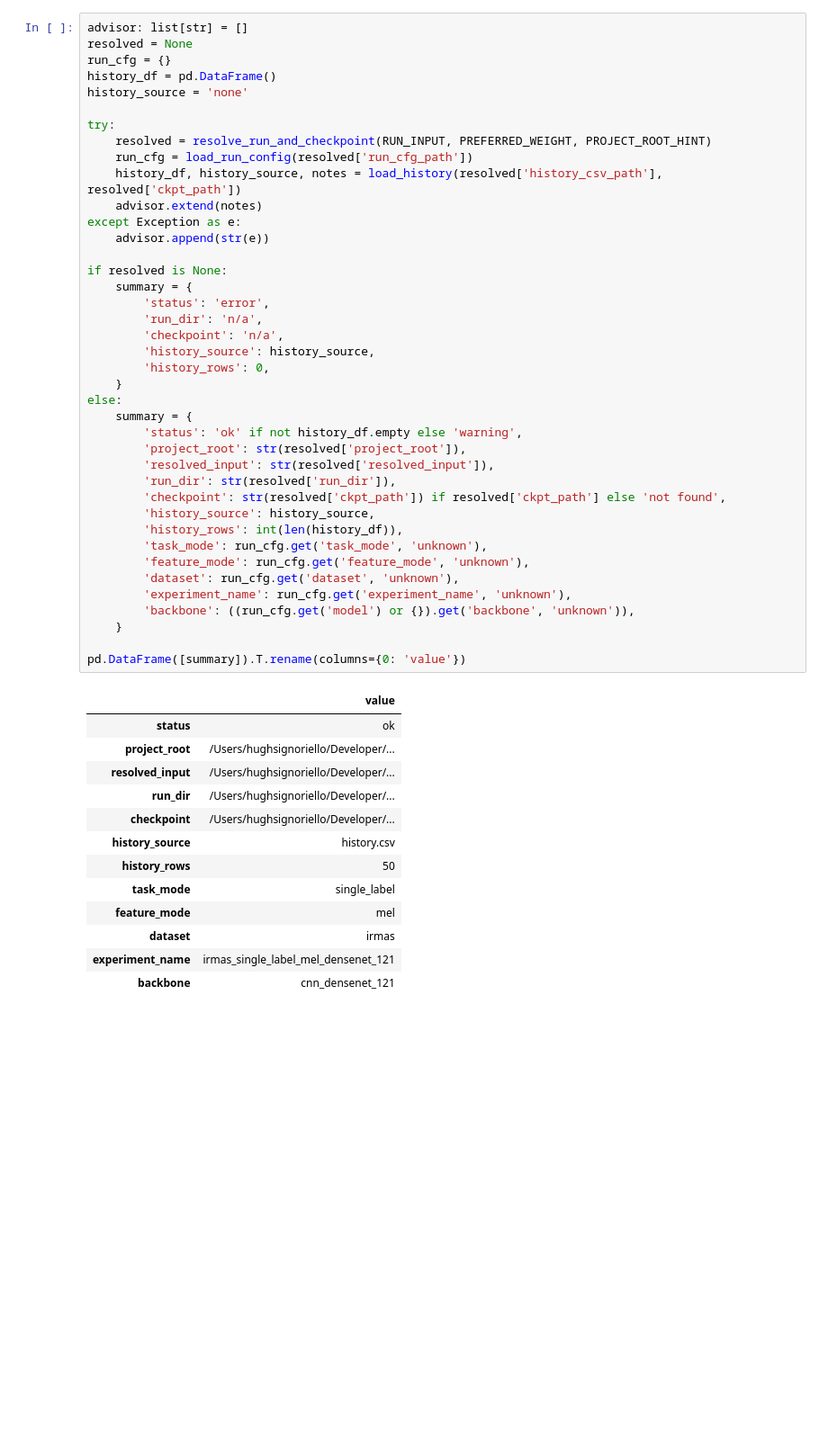
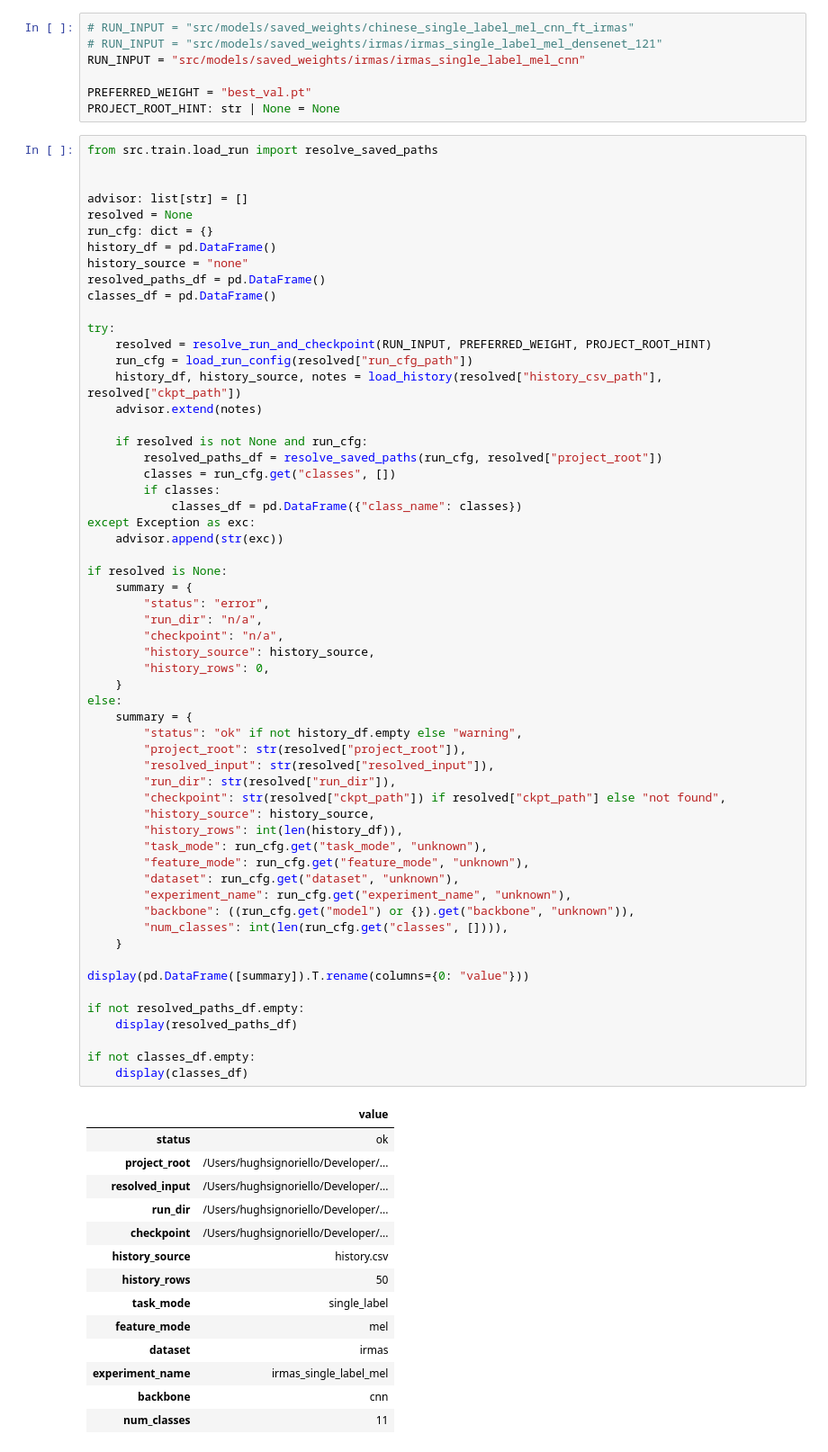
Before and after one commit to jianzulin-alt/ml-based-analysis-of-sound, a Jupyter notebook: src/train/analyse_train_run.ipynb, the cells around one changed output. Shown at 90% size. Saved outputs shown, nothing was run; the diff lists cells and outputs as text; blank space fills up the shorter version.

```diff
--- a/src/train/analyse_train_run.ipynb
+++ b/src/train/analyse_train_run.ipynb
@@ -172,54 +18,80 @@ def load_history(history_csv_path: Path, ckpt_path: Path | None):
+# %%
+# RUN_INPUT = "src/models/saved_weights/chinese_single_label_mel_cnn_ft_irmas"
+# RUN_INPUT = "src/models/saved_weights/irmas/irmas_single_label_mel_densenet_121"
+RUN_INPUT = "src/models/saved_weights/irmas/irmas_single_label_mel_cnn"
+
+PREFERRED_WEIGHT = "best_val.pt"
+PROJECT_ROOT_HINT: str | None = None
 # %%
+from src.train.load_run import resolve_saved_paths
+
+
 advisor: list[str] = []
 resolved = None
-run_cfg = {}
+run_cfg: dict = {}
 history_df = pd.DataFrame()
-history_source = 'none'
+history_source = "none"
+resolved_paths_df = pd.DataFrame()
+classes_df = pd.DataFrame()
 
 try:
     resolved = resolve_run_and_checkpoint(RUN_INPUT, PREFERRED_WEIGHT, PROJECT_ROOT_HINT)
-    run_cfg = load_run_config(resolved['run_cfg_path'])
-    history_df, history_source, notes = load_history(resolved['history_csv_path'], resolved['ckpt_path'])
+    run_cfg = load_run_config(resolved["run_cfg_path"])
+    history_df, history_source, notes = load_history(resolved["history_csv_path"], resolved["ckpt_path"])
     advisor.extend(notes)
-except Exception as e:
-    advisor.append(str(e))
+
+    if resolved is not None and run_cfg:
+        resolved_paths_df = resolve_saved_paths(run_cfg, resolved["project_root"])
+        classes = run_cfg.get("classes", [])
+        if classes:
+            classes_df = pd.DataFrame({"class_name": classes})
+except Exception as exc:
+    advisor.append(str(exc))
 
 if resolved is None:
     summary = {
-        'status': 'error',
-        'run_dir': 'n/a',
-        'checkpoint': 'n/a',
-        'history_source': history_source,
-        'history_rows': 0,
+        "status": "error",
+        "run_dir": "n/a",
+        "checkpoint": "n/a",
+        "history_source": history_source,
+        "history_rows": 0,
     }
 else:
     summary = {
-        'status': 'ok' if not history_df.empty else 'warning',
-        'project_root': str(resolved['project_root']),
-        'resolved_input': str(resolved['resolved_input']),
-        'run_dir': str(resolved['run_dir']),
-        'checkpoint': str(resolved['ckpt_path']) if resolved['ckpt_path'] else 'not found',
-        'history_source': history_source,
-        'history_rows': int(len(history_df)),
-        'task_mode': run_cfg.get('task_mode', 'unknown'),
-        'feature_mode': run_cfg.get('feature_mode', 'unknown'),
-        'dataset': run_cfg.get('dataset', 'unknown'),
-        'experiment_name': run_cfg.get('experiment_name', 'unknown'),
-        'backbone': ((run_cfg.get('model') or {}).get('backbone', 'unknown')),
+        "status": "ok" if not history_df.empty else "warning",
+        "project_root": str(resolved["project_root"]),
+        "resolved_input": str(resolved["resolved_input"]),
+        "run_dir": str(resolved["run_dir"]),
+        "checkpoint": str(resolved["ckpt_path"]) if resolved["ckpt_path"] else "not found",
+        "history_source": history_source,
+        "history_rows": int(len(history_df)),
+        "task_mode": run_cfg.get("task_mode", "unknown"),
+        "feature_mode": run_cfg.get("feature_mode", "unknown"),
+        "dataset": run_cfg.get("dataset", "unknown"),
+        "experiment_name": run_cfg.get("experiment_name", "unknown"),
+        "backbone": ((run_cfg.get("model") or {}).get("backbone", "unknown")),
+        "num_classes": int(len(run_cfg.get("classes", []))),
     }
 
-pd.DataFrame([summary]).T.rename(columns={0: 'value'})
+display(pd.DataFrame([summary]).T.rename(columns={0: "value"}))
+
+if not resolved_paths_df.empty:
+    display(resolved_paths_df)
+
+if not classes_df.empty:
+    display(classes_df)
 # %% [output]
 |  | value |
 | status | ok |
 | project_root | /Users/hughsignoriello/Developer/... |
 | resolved_input | /Users/hughsignoriello/Developer/... |
 | run_dir | /Users/hughsignoriello/Developer/... |
 | checkpoint | /Users/hughsignoriello/Developer/... |
 | history_source | history.csv |
 | history_rows | 50 |
 | task_mode | single_label |
 | feature_mode | mel |
 | dataset | irmas |
-| experiment_name | irmas_single_label_mel_densenet_121 |
-| backbone | cnn_densenet_121 |
+| experiment_name | irmas_single_label_mel |
+| backbone | cnn |
+| num_classes | 11 |
```
Also changed, not shown: parts of 11 cells of this notebook, 26 other files.
